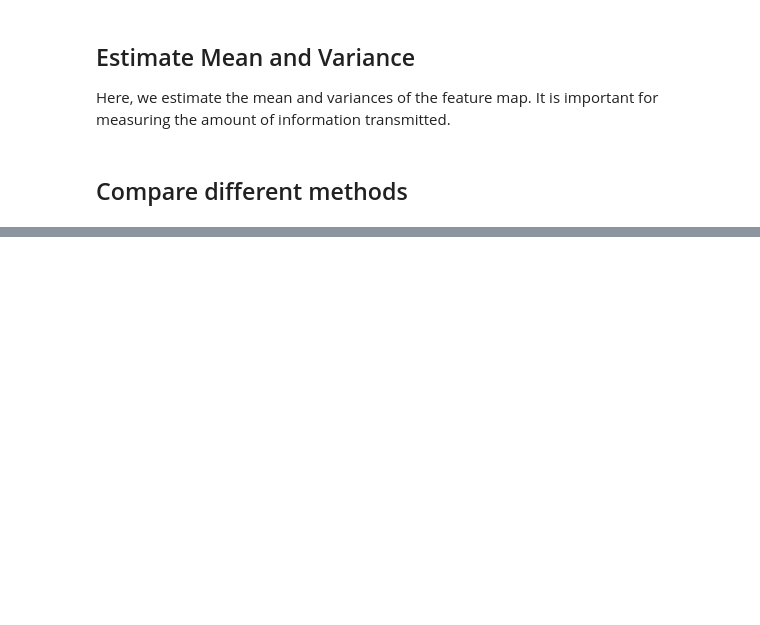
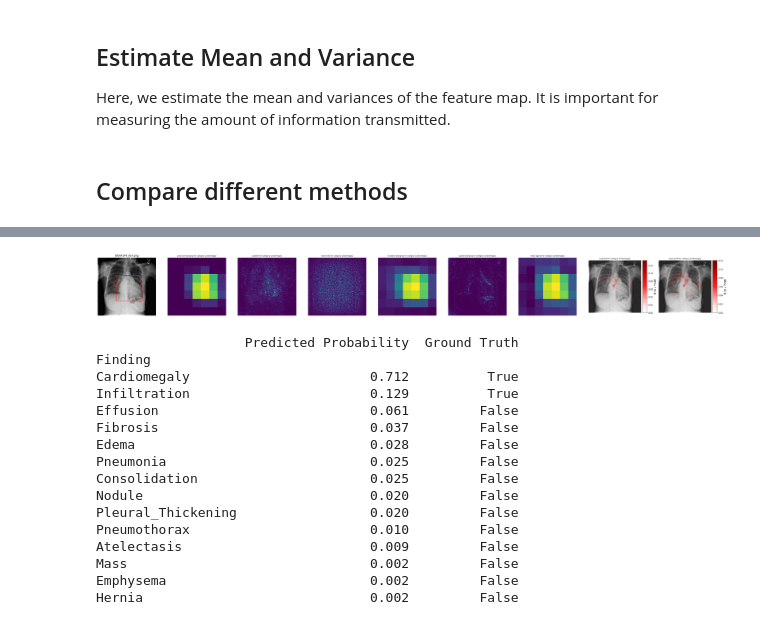
Before and after one commit to CAMP-eXplain-AI/CheXplain-IBA, a Jupyter notebook: model/notebooks/pytorch_IBA_inserted_NIH_model_merged.ipynb, the cells around one changed output, grey strips where cells are left out. Cells and saved outputs as stored; diff of their text form; code cells hidden in the pictures; blank space fills up the shorter version.

```diff
--- a/model/notebooks/pytorch_IBA_inserted_NIH_model_merged.ipynb
+++ b/model/notebooks/pytorch_IBA_inserted_NIH_model_merged.ipynb
@@ -369,0 +206,20 @@ Hernia                             0.001         False
+# %%
+visualization_comparison()
+# %% [output]
+[figure, added]
+                   Predicted Probability  Ground Truth
+Finding
+Cardiomegaly                       0.712          True
+Infiltration                       0.129          True
+Effusion                           0.061         False
+Fibrosis                           0.037         False
+Edema                              0.028         False
+Pneumonia                          0.025         False
+Consolidation                      0.025         False
+Nodule                             0.020         False
+Pleural_Thickening                 0.020         False
+Pneumothorax                       0.010         False
+Atelectasis                        0.009         False
+Mass                               0.002         False
+Emphysema                          0.002         False
+Hernia                             0.002         False
```
Also changed, not shown: parts of 21 cells of this notebook, 3 other files.
